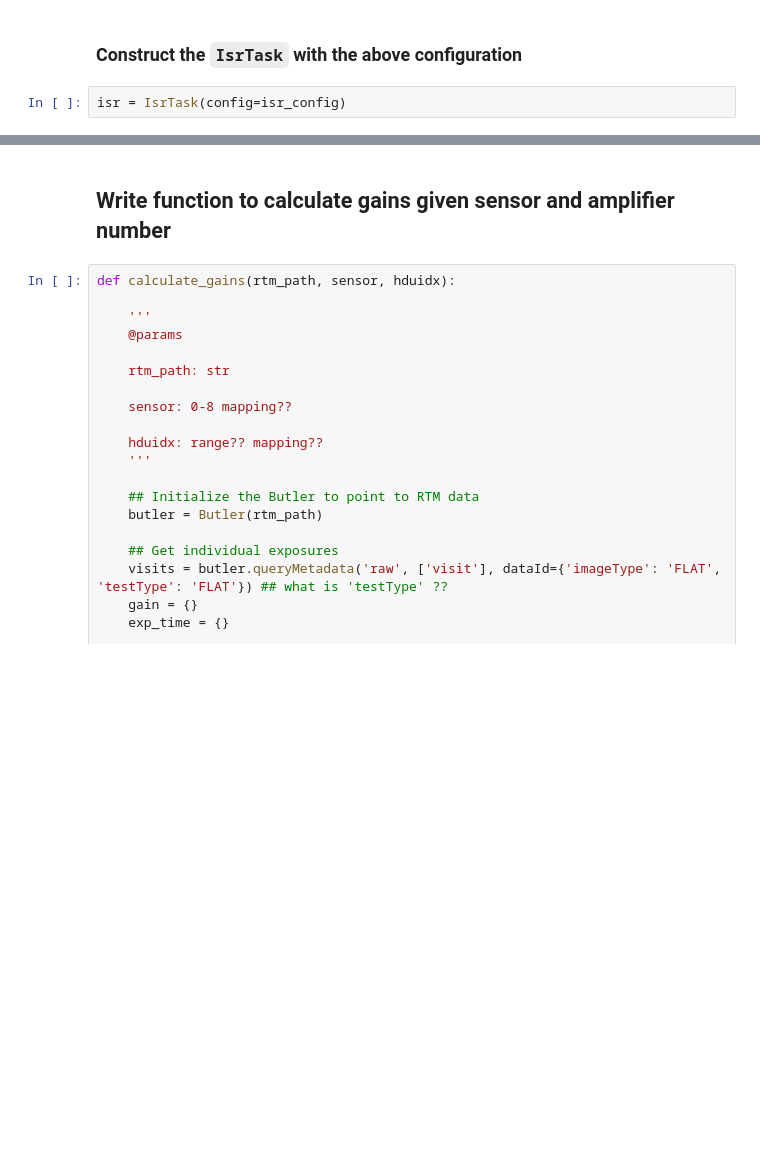
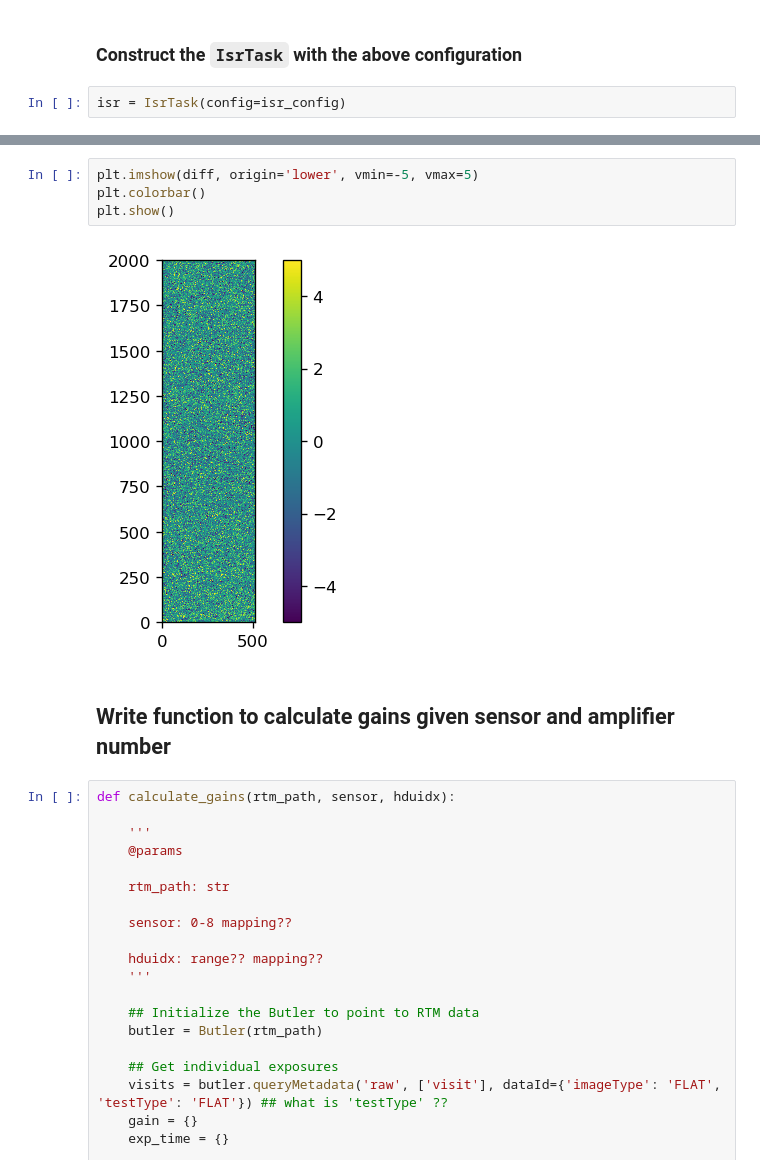
Before and after one commit to lsst/bootcamp-work, a Jupyter notebook: nb/PTC_bootcamp_work.ipynb, the cells around one changed output, grey strips where cells are left out. Cells and saved outputs as stored; diff of their text form; blank space fills up the shorter version.

```diff
--- a/nb/PTC_bootcamp_work.ipynb
+++ b/nb/PTC_bootcamp_work.ipynb
@@ -59,3 +142,9 @@ afw_display = afwDisplay.getDisplay(frame=1,
+# %%
+plt.imshow(diff, origin='lower', vmin=-5, vmax=5)
+plt.colorbar()
+plt.show()
+# %% [output]
+[figure, added]
 # %% [markdown]
 ## Write function to calculate gains given sensor and amplifier number
 # %%
```
Also changed, not shown: parts of 39 cells of this notebook.
